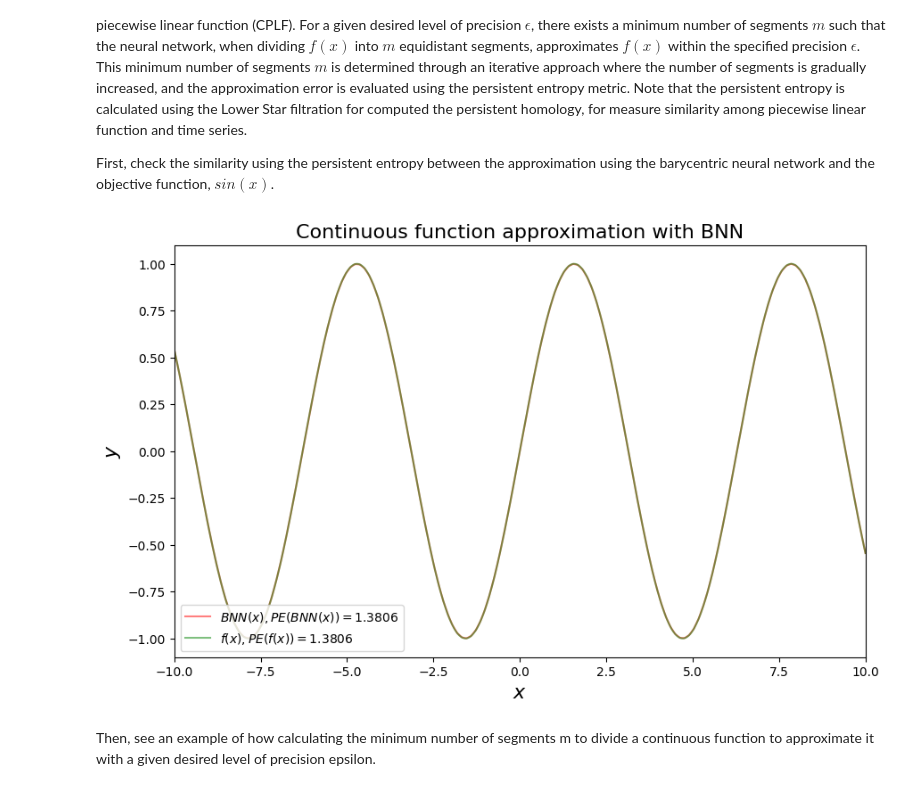
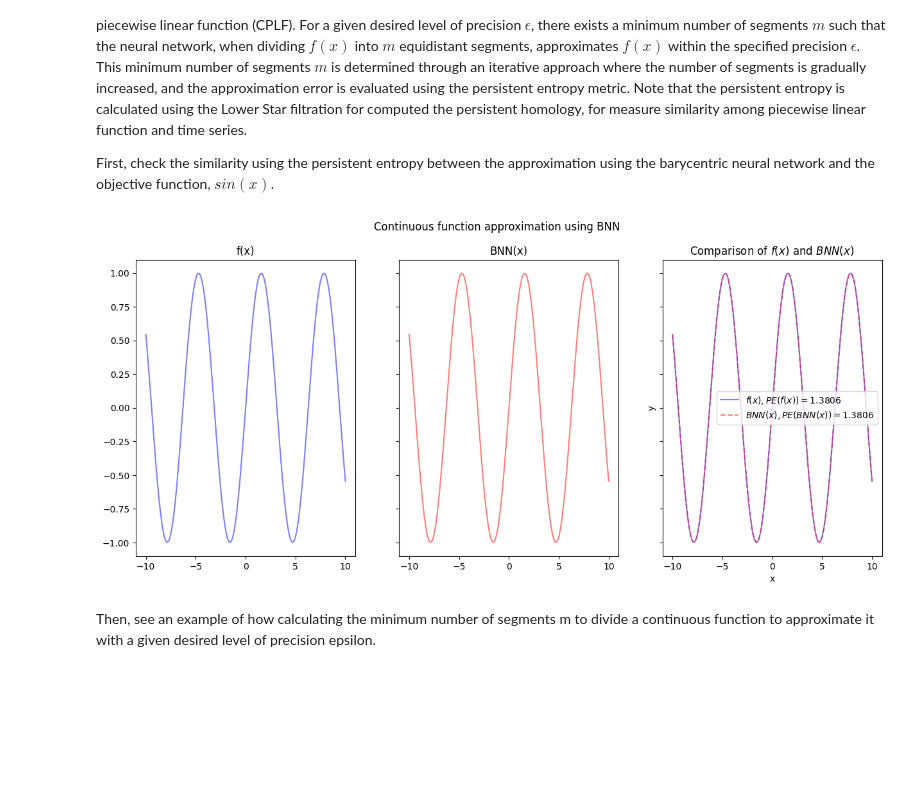
Before and after one commit to victosdur/Function_Approximation_Using_BNN_and_LWPE, a Jupyter notebook: AproxContinuousFunction_BNN.ipynb, the cells around one changed output. Drawn from its saved outputs; the diff is of its cells as text; code cells hidden in the pictures; blank space fills up the shorter version.

```diff
--- a/AproxContinuousFunction_BNN.ipynb
+++ b/AproxContinuousFunction_BNN.ipynb
@@ -48,44 +61,56 @@ First, check the similarity using the persistent entropy between the approximati
 # %%
 domain =[-10,10]
 function=np.sin
-n_points=1000
+n_points = 1000
 x_train, y_train = generate_training_data(function, (domain[0], domain[1]), n_points)
 x_train = tf.constant(x_train,dtype=tf.float32)
 y_train = tf.constant(y_train,dtype=tf.float32)
 
 stbase = gd.SimplexTree()
 for i in range(n_points-1):
-    stbase.insert([i,i+1], -1e10) # aqui definimos que cada elemento esta conectado com su siguiente, ya que lo que tenemos es una linea, una serie temporal
+    stbase.insert([i,i+1], -1e10)
 layer = LowerStarLayer(simplextree=stbase)
-
-n_segments = 150
-x_values = tf.cast(tf.linspace(-10,10,n_segments),dtype=tf.float32)
-points = tf.stack([x_values, tf.math.sin(x_values)], axis=1)
-
-model = BaricentricSigmaNetworkTf(points)
-y_aprox = model(x_train)
-
 
 dgmsRef = layer.call(y_train)
 dgmRef = dgmsRef[0][0]
 entropyRef=persistent_entropy_tf(dgmRef)
 
+n_segments = 150
+x_points = tf.cast(tf.linspace(-10,10,n_segments),dtype=tf.float32)
+y_points = tf.math.sin(x_points)
+points = tf.stack([x_points, y_points], axis=1)
+
+# Initialize the network according to the points that define the CPLF
+network = BaricentricNetwork(points)
+
+# Example input to test the model
+x_values = tf.expand_dims(tf.linspace(domain[0], domain[-1], 1000),axis=1)
+y_aprox = network(x_values)
+
+# nan_tensor = tf.fill(tf.shape(outputs), float('nan'))
+# output = tf.where(output != 0, output, nan_tensor)
+
 dgmsAprox = layer.call(y_aprox)
 dgmAprox = dgmsAprox[0][0]
 entropyAprox=persistent_entropy_tf(dgmAprox)
 
-plt.figure(figsize=(10, 6))
-plt.plot(x_train, y_aprox, 'r-', label=f'$BNN(x), PE(BNN(x)) = {round(entropyAprox.numpy().item(),4)}$', alpha=0.5)
-plt.plot(x_train, y_train, 'g-', label=f'$f(x), PE(f(x)) = {round(entropyRef.numpy().item(),4)}$', alpha=0.5)
-plt.xlabel('$x$', fontsize=fontsize)
-plt.ylabel('$y$', fontsize=fontsize)
-plt.xlim((domain[0],domain[1]))
-plt.title(f'Continuous function approximation with BNN', fontsize = fontsize)
-plt.legend(loc="lower left")
-plt.savefig('figures/BNNApproximationSinEntropy_Tensorflow.png', dpi=300, bbox_inches='tight')
+# Plot the results
+fig,axs = plt.subplots(nrows=1, ncols=3, sharex=True, sharey=True, figsize=(15, 6))
+axs[0].plot(points[:,0], points[:,1], 'b-', alpha=0.5)
+axs[0].set_title("f(x)")
+axs[1].plot(x_values, y_aprox, 'r-', alpha=0.5)
+axs[1].set_title("BNN(x)")
+axs[2].plot(points[:,0], points[:,1], 'b-', label=f"$f(x), PE(f(x)) = {round(entropyRef.numpy().item(),4)}$",alpha=0.5)
+axs[2].plot(x_values, y_aprox, 'r--', label=f"$BNN(x), PE(BNN(x)) = {round(entropyAprox.numpy().item(),4)}$", alpha=0.5)
+axs[2].legend()
+axs[2].set_xlabel('x')
+axs[2].set_ylabel('y')
+axs[2].set_title("Comparison of $f(x)$ and $BNN(x)$")
+plt.savefig('figures/BNNApproximationSinEntropy.png', dpi=300, bbox_inches='tight')
+plt.suptitle("Continuous function approximation using BNN")
 plt.show()
 # %% [output]
-[figure, old version]
+[figure, new version]
 # %% [markdown]
 Then, see an example of how calculating the minimum number of segments m to divide a continuous function to approximate it with a given desired level of precision epsilon.
 # %%
```
Also changed, not shown: parts of 4 cells of this notebook, 47 other files.
